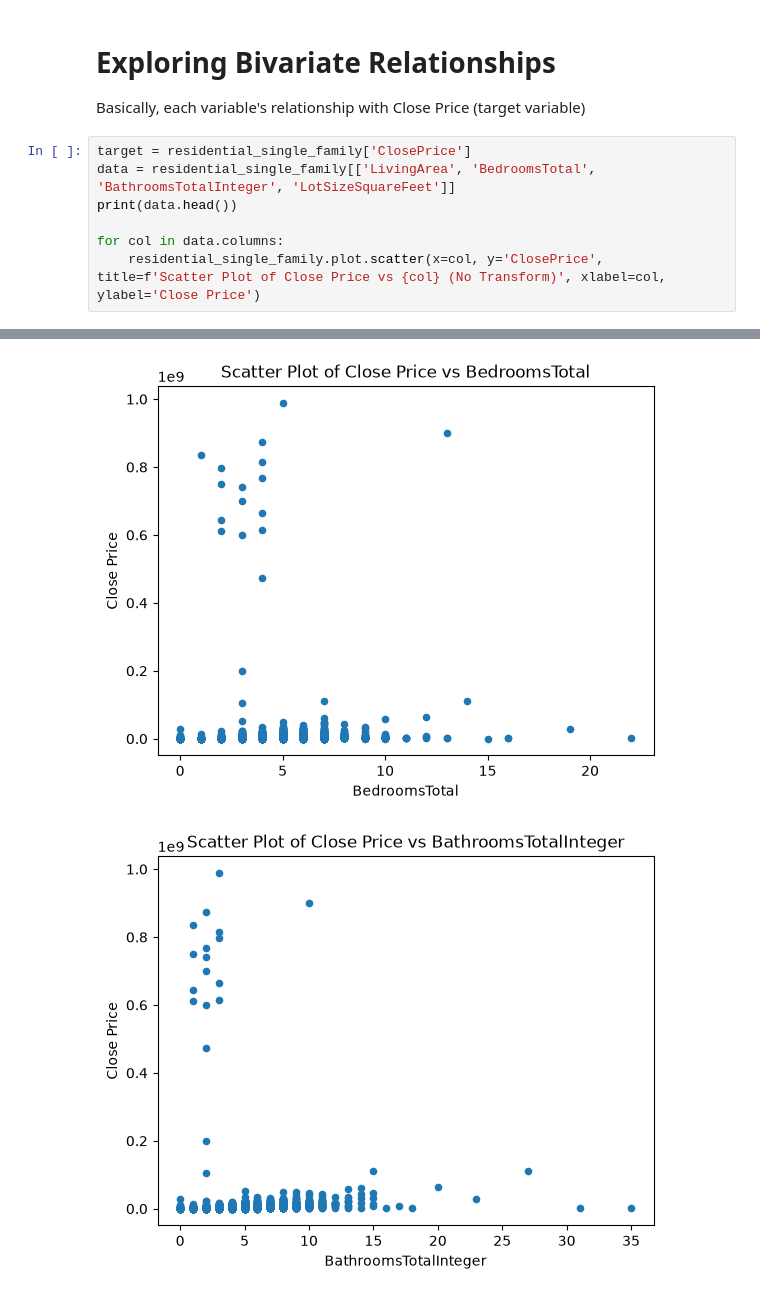
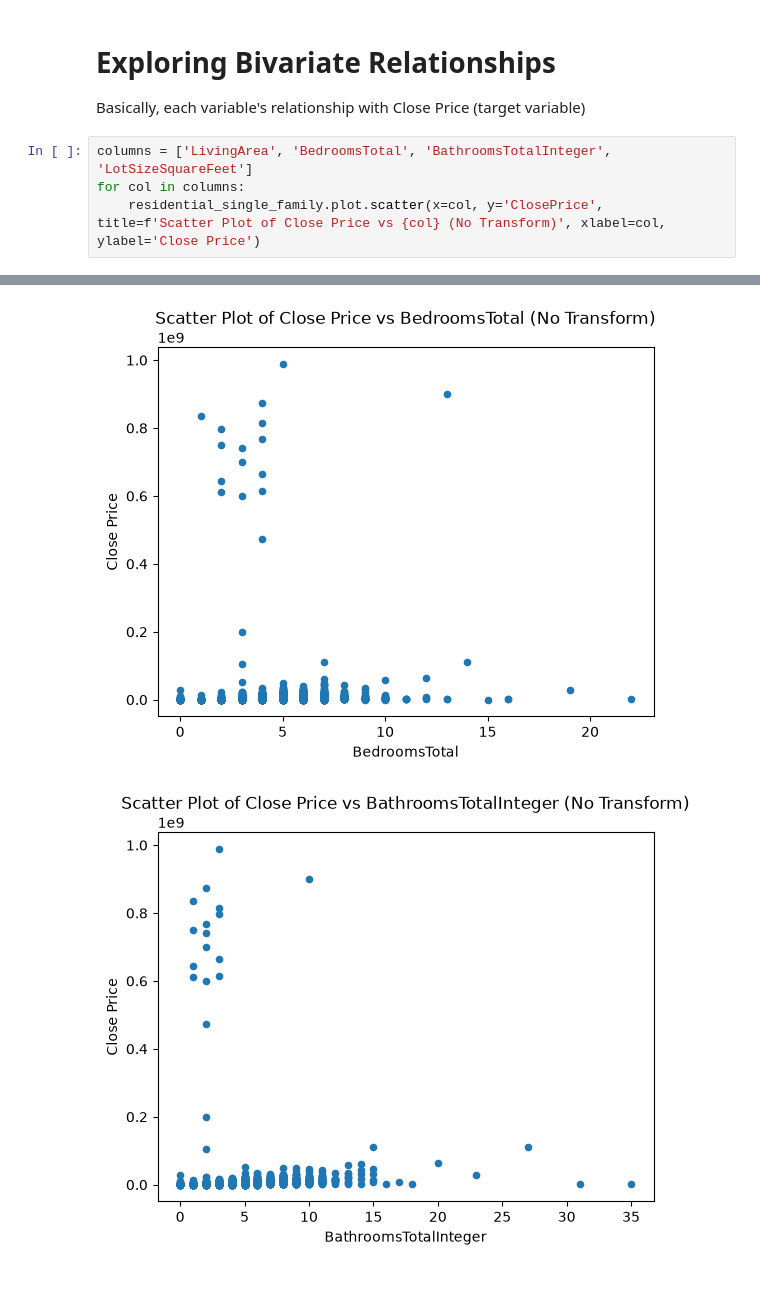
Before and after one commit to Artful-Donut/IDX-Exchange-Internship-Data-Science-61, a Jupyter notebook: IDX_Exchange/deliverables/01_exploration.ipynb, the cells around one changed output, grey strips where cells are left out. Cells and saved outputs as stored; diff of their text form.

```diff
--- a/IDX_Exchange/deliverables/01_exploration.ipynb
+++ b/IDX_Exchange/deliverables/01_exploration.ipynb
@@ -269,10 +269,7 @@ Name: LotSizeSquareFeet, dtype: float64
 # Exploring Bivariate Relationships
 Basically, each variable's relationship with Close Price (target variable)
 # %%
-target = residential_single_family['ClosePrice']
-data = residential_single_family[['LivingArea', 'BedroomsTotal', 'BathroomsTotalInteger', 'LotSizeSquareFeet']]
-print(data.head())
-
-for col in data.columns:
+columns = ['LivingArea', 'BedroomsTotal', 'BathroomsTotalInteger', 'LotSizeSquareFeet']
+for col in columns:
     residential_single_family.plot.scatter(x=col, y='ClosePrice', title=f'Scatter Plot of Close Price vs {col} (No Transform)', xlabel=col, ylabel='Close Price')
 # %% [output]
@@ -286,2 +277,2 @@ for col in data.columns:
-[figure, old version]
+[figure, new version]
-[figure, old version]
+[figure, new version]
```
Also changed, not shown: parts of 3 cells of this notebook, 3 other files.
